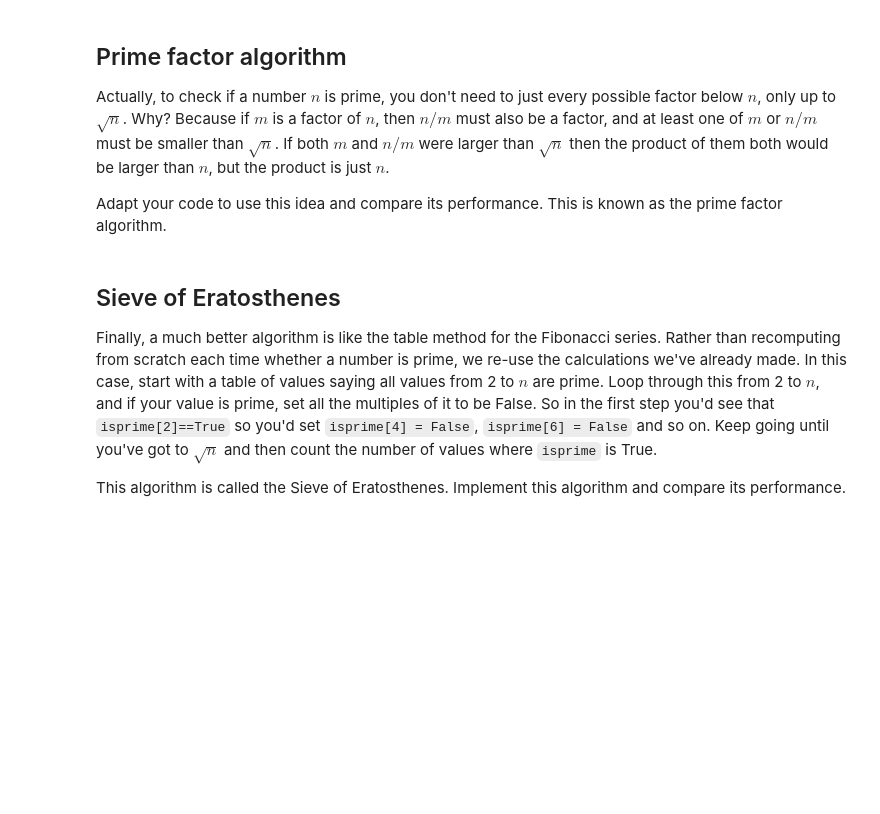
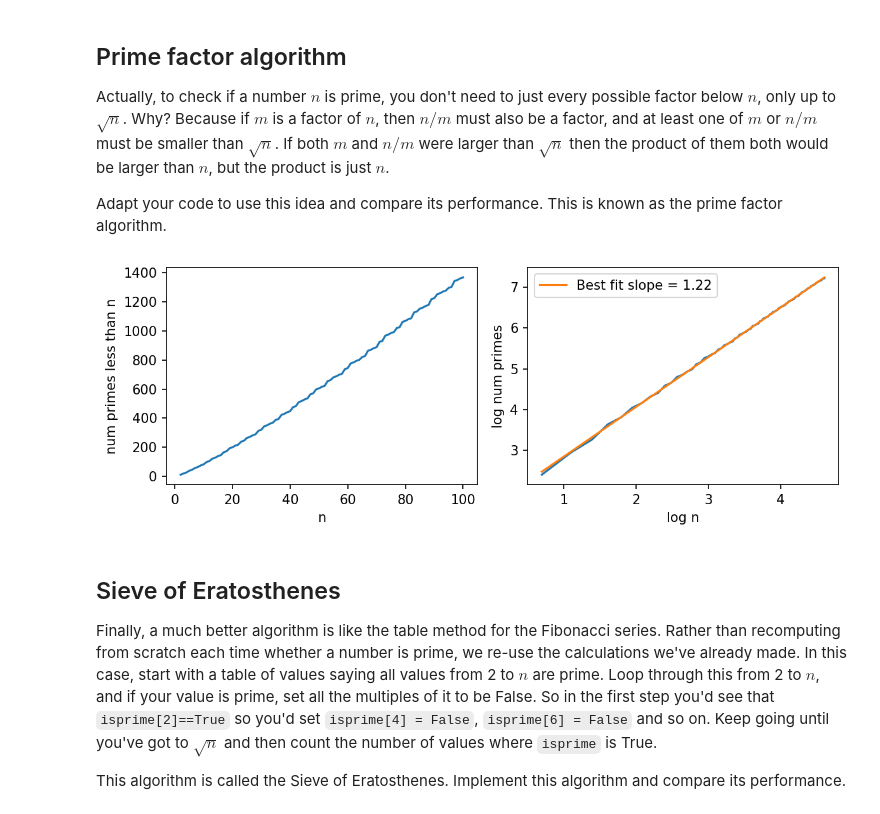
Before and after one commit to adil-shah05/discreteMafs, a Jupyter notebook: week-2-class.ipynb, the cells around one changed output. Drawn from its saved outputs; the diff is of its cells as text; code cells hidden in the pictures; blank space fills up the shorter version.

```diff
--- a/week-2-class.ipynb
+++ b/week-2-class.ipynb
@@ -187,31 +220,39 @@ Actually, to check if a number $n$ is prime, you don't need to just every possib
 
 Adapt your code to use this idea and compare its performance. This is known as the prime factor algorithm.
 # %%
+import numpy as np
+
 def primes_less_than4(n):
     global opCount
     opCount = 0
 
     def is_prime(num):
+        global opCount
+
         opCount += 1 #sqrt of number
-        sqrt = ceil(numpy.sqrt(num))
-        for i in range (2, sqrt):
+        sqrt = int(np.ceil(np.sqrt(num)))
+
+        for i in range (2, sqrt+1):
           opCount += 2 #compare and increment i
+
+          opCount += 2 #mod and compare i
           if num % i == 0:
-            opCount += 2 #mod and compare i
             return False
         return True
 
     c = 0
 
     for j in range(1, n+1):
         opCount += 2  # increment j and compare to n+1
         if is_prime(j):
             c = c + 1
             opCount += 1  # c = c+1
 
     return c, opCount
 
 plot(4)
+# %% [output]
+[figure, added]
 # %% [markdown]
 ## Sieve of Eratosthenes
 
```
Also changed, not shown: parts of 4 cells of this notebook.
